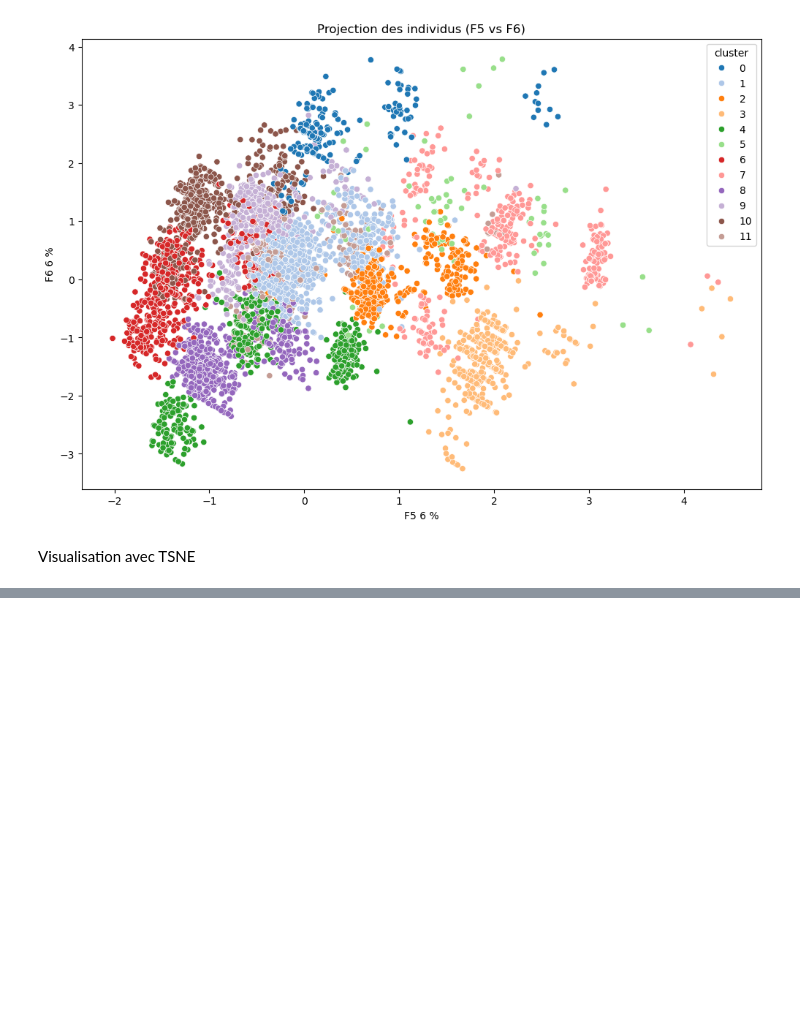
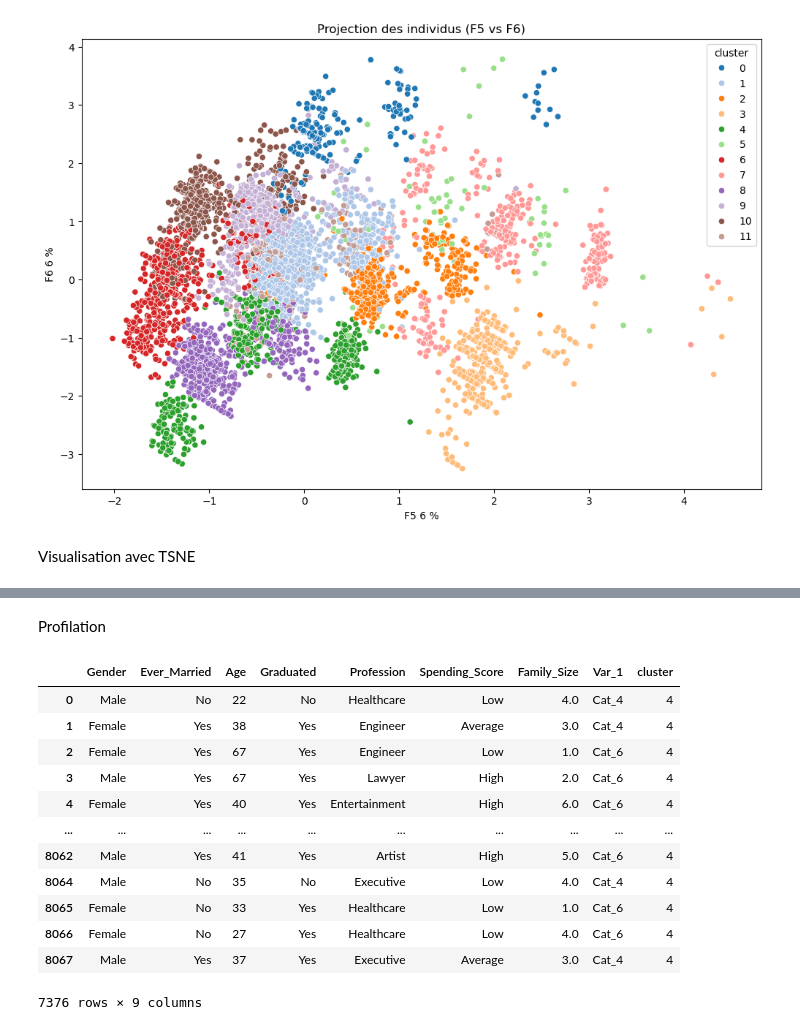
Before and after one commit to Soilah98/Clustering, a Jupyter notebook: segmentation_client/projet_segmentation_client.ipynb, the cells around one changed output, grey strips where cells are left out. Cells and saved outputs as stored; diff of their text form; code cells hidden in the pictures; blank space fills up the shorter version.

```diff
--- a/segmentation_client/projet_segmentation_client.ipynb
+++ b/segmentation_client/projet_segmentation_client.ipynb
@@ -262,0 +265,18 @@ plt.show()
+# %% [markdown]
+Profilation
+# %%
+df
+# %% [output]
+|  | Gender | Ever_Married | Age | Graduated | Profession | Spending_Score | Family_Size | Var_1 | cluster |
+| 0 | Male | No | 22 | No | Healthcare | Low | 4.0 | Cat_4 | 4 |
+| 1 | Female | Yes | 38 | Yes | Engineer | Average | 3.0 | Cat_4 | 4 |
+| 2 | Female | Yes | 67 | Yes | Engineer | Low | 1.0 | Cat_6 | 4 |
+| 3 | Male | Yes | 67 | Yes | Lawyer | High | 2.0 | Cat_6 | 4 |
+| 4 | Female | Yes | 40 | Yes | Entertainment | High | 6.0 | Cat_6 | 4 |
+| ... | ... | ... | ... | ... | ... | ... | ... | ... | ... |
+| 8062 | Male | Yes | 41 | Yes | Artist | High | 5.0 | Cat_6 | 4 |
+| 8064 | Male | No | 35 | No | Executive | Low | 4.0 | Cat_4 | 4 |
+| 8065 | Female | No | 33 | Yes | Healthcare | Low | 1.0 | Cat_6 | 4 |
+| 8066 | Female | No | 27 | Yes | Healthcare | Low | 4.0 | Cat_6 | 4 |
+| 8067 | Male | Yes | 37 | Yes | Executive | Average | 3.0 | Cat_4 | 4 |
+7376 rows × 9 columns
```
Also changed, not shown: parts of 2 cells of this notebook.
